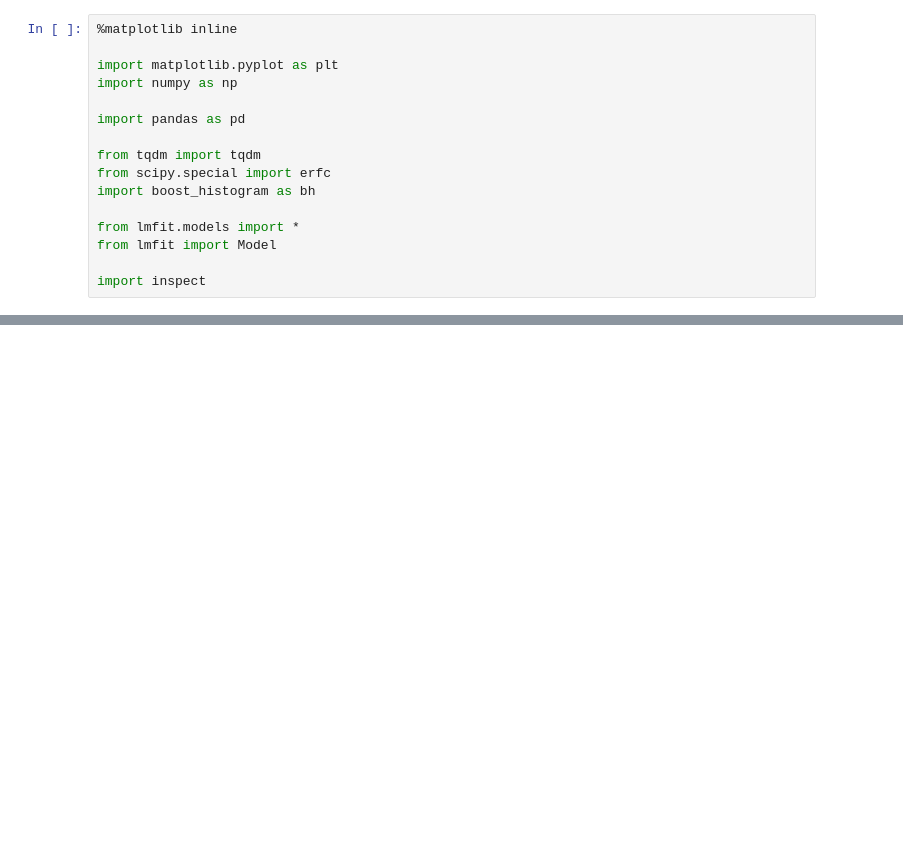
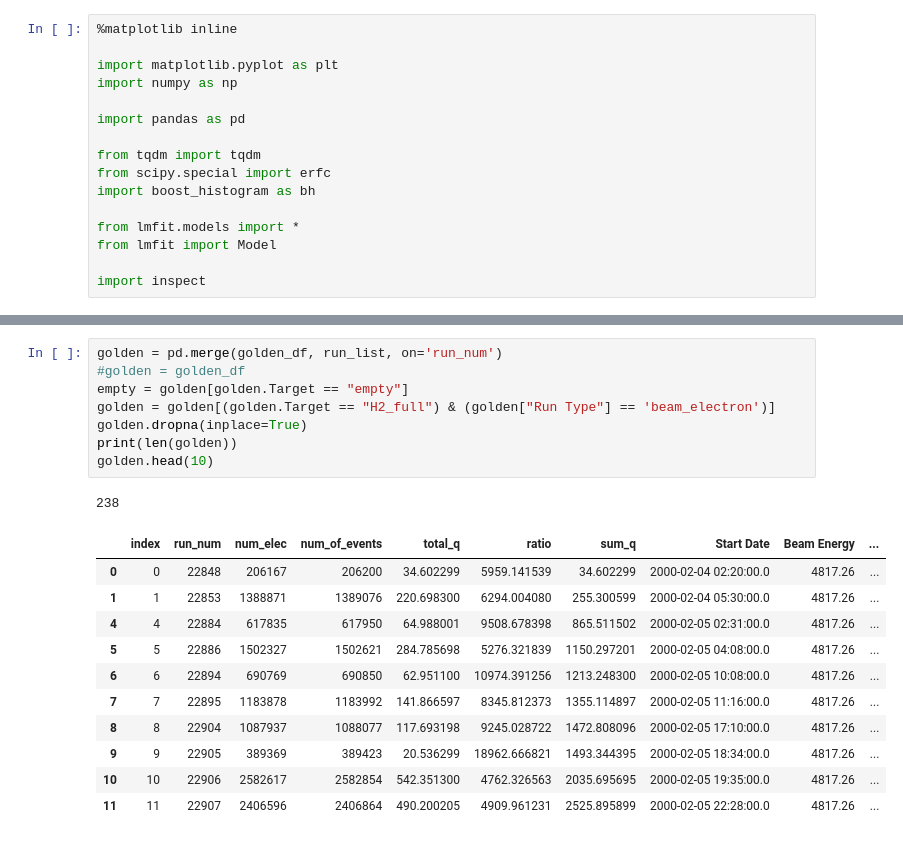
Before and after one commit to tylern4/analysisNotebooks, a Jupyter notebook: golden_run.ipynb, the cells around one changed output, grey strips where cells are left out. Drawn from its saved outputs; the diff is of its cells as text; blank space fills up the shorter version.

```diff
--- a/golden_run.ipynb
+++ b/golden_run.ipynb
@@ -33 +49,22 @@ golden_df.head()
+# %%
+golden = pd.merge(golden_df, run_list, on='run_num')
+#golden = golden_df
+empty = golden[golden.Target == "empty"]
+golden = golden[(golden.Target == "H2_full") & (golden["Run Type"] == 'beam_electron')]
+golden.dropna(inplace=True)
+print(len(golden))
+golden.head(10)
+# %% [output]
+238
+|  | index | run_num | num_elec | num_of_events | total_q | ratio | sum_q | Start Date | Beam Energy | ... |
+| 0 | 0 | 22848 | 206167 | 206200 | 34.602299 | 5959.141539 | 34.602299 | 2000-02-04 02:20:00.0 | 4817.26 | ... |
+| 1 | 1 | 22853 | 1388871 | 1389076 | 220.698300 | 6294.004080 | 255.300599 | 2000-02-04 05:30:00.0 | 4817.26 | ... |
+| 4 | 4 | 22884 | 617835 | 617950 | 64.988001 | 9508.678398 | 865.511502 | 2000-02-05 02:31:00.0 | 4817.26 | ... |
+| 5 | 5 | 22886 | 1502327 | 1502621 | 284.785698 | 5276.321839 | 1150.297201 | 2000-02-05 04:08:00.0 | 4817.26 | ... |
+| 6 | 6 | 22894 | 690769 | 690850 | 62.951100 | 10974.391256 | 1213.248300 | 2000-02-05 10:08:00.0 | 4817.26 | ... |
+| 7 | 7 | 22895 | 1183878 | 1183992 | 141.866597 | 8345.812373 | 1355.114897 | 2000-02-05 11:16:00.0 | 4817.26 | ... |
+| 8 | 8 | 22904 | 1087937 | 1088077 | 117.693198 | 9245.028722 | 1472.808096 | 2000-02-05 17:10:00.0 | 4817.26 | ... |
+| 9 | 9 | 22905 | 389369 | 389423 | 20.536299 | 18962.666821 | 1493.344395 | 2000-02-05 18:34:00.0 | 4817.26 | ... |
+| 10 | 10 | 22906 | 2582617 | 2582854 | 542.351300 | 4762.326563 | 2035.695695 | 2000-02-05 19:35:00.0 | 4817.26 | ... |
+| 11 | 11 | 22907 | 2406596 | 2406864 | 490.200205 | 4909.961231 | 2525.895899 | 2000-02-05 22:28:00.0 | 4817.26 | ... |
 # %%
```
Also changed, not shown: parts of 13 cells of this notebook, 4 other files.
